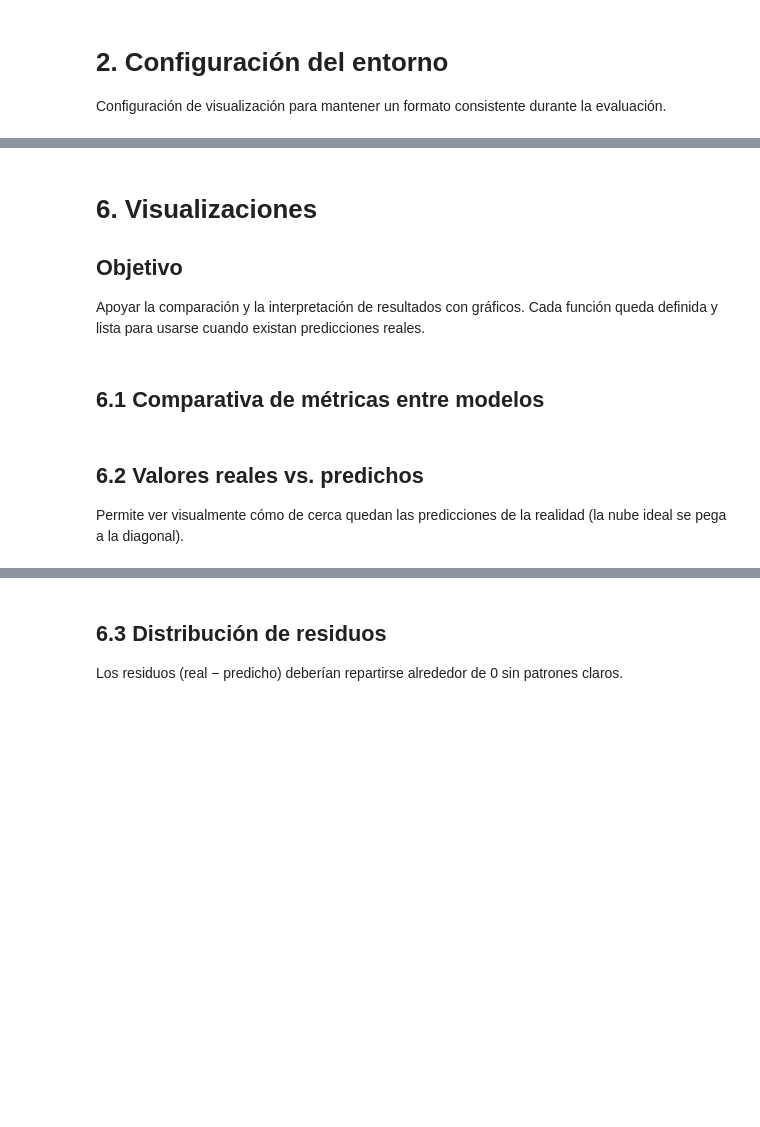
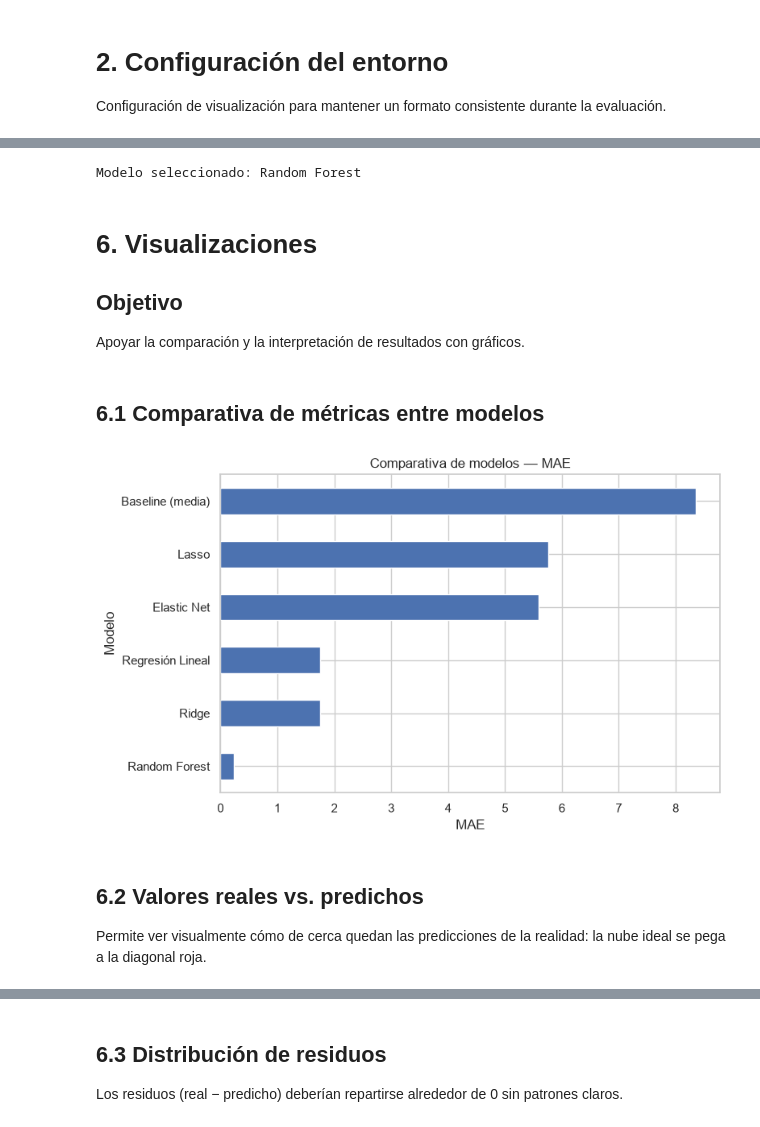
Before and after one commit to Angelica26-DS/proyecto-ml-seguros-mascotas, a Jupyter notebook: src/notebooks/03_evaluation.ipynb, the cells around one changed output, grey strips where cells are left out. Saved outputs shown, nothing was run; the diff lists cells and outputs as text; code cells hidden in the pictures; blank space fills up the shorter version.

Commit message:
feat: evaluación completa - métricas, comparativa, gráficos y modelo final

```diff
--- a/src/notebooks/03_evaluation.ipynb
+++ b/src/notebooks/03_evaluation.ipynb
@@ -36,6 +36,9 @@ np.set_printoptions(suppress=True)
 
 sns.set_theme(style="whitegrid")
 plt.rcParams["figure.figsize"] = (8, 5)
+
+RUTA_DATA = "../data/"
+RUTA_MODELS = "../models/"
 # %% [markdown]
 # 3. Carga de modelos y conjunto de test
 
@@ -75,17 +83,7 @@ Definir funciones reutilizables para calcular las métricas acordadas por el equ
 | **MAPE** | Error porcentual medio | Cuánto nos equivocamos de media, en % |
 # %%
 def calcular_metricas(y_true, y_pred):
-    """Devuelve un diccionario con MAE, RMSE, R2 y MAPE para una predicción.
-
-    Parámetros
-    ----------
-    y_true : array-like  -> valores reales del precio_mensual
-    y_pred : array-like  -> valores predichos por el modelo
-
-    Devuelve
-    --------
-    dict con las cuatro métricas.
-    """
+    """Devuelve un diccionario con MAE, RMSE, R2 y MAPE para una predicción."""
     mae  = mean_absolute_error(y_true, y_pred)
     rmse = np.sqrt(mean_squared_error(y_true, y_pred))
     r2   = r2_score(y_true, y_pred)
@@ -101,7 +99,7 @@ Recoger las métricas de todos los modelos en una única tabla para compararlos
 # %%
 def construir_tabla_comparativa(modelos, X_test, y_test):
-    """Recorre los modelos, calcula sus métricas sobre el test y devuelve
-    un DataFrame comparativo ordenado por MAE (menor es mejor)."""
+    """Calcula las métricas de cada modelo sobre test y devuelve un DataFrame
+    comparativo ordenado por MAE (menor es mejor)."""
     filas = []
     for nombre, modelo in modelos.items():
         y_pred = modelo.predict(X_test)
@@ -109,10 +107,9 @@ def construir_tabla_comparativa(modelos, X_test, y_test):
         met["Modelo"] = nombre
         filas.append(met)
 
-    tabla = (
+    return (
         pd.DataFrame(filas)
         .set_index("Modelo")
         .sort_values("MAE")
-        .round(3)
+        .round(4)
     )
-    return tabla
@@ -129,0 +116,3 @@ tabla_resultados
+# %%
+tabla_resultados = construir_tabla_comparativa(modelos, X_test, y_test)
+tabla_resultados
@@ -130,26 +141,39 @@ tabla_resultados
+# %%
+# Modelo con mejor rendimiento según la tabla
+mejor_modelo_nombre = tabla_resultados.index[0]
+mejor_modelo = modelos[mejor_modelo_nombre]
+
+y_pred_mejor = mejor_modelo.predict(X_test)
+
+print("Modelo seleccionado:", mejor_modelo_nombre)
+# %% [output]
+Modelo seleccionado: Random Forest
 # %% [markdown]
 # 6. Visualizaciones
 
 ## Objetivo
 
-Apoyar la comparación y la interpretación de resultados con gráficos. Cada función queda definida y lista para usarse cuando existan predicciones reales.
+Apoyar la comparación y la interpretación de resultados con gráficos.
 # %% [markdown]
 ## 6.1 Comparativa de métricas entre modelos
 # %%
 def graficar_comparativa_metricas(tabla, metrica="MAE"):
     """Gráfico de barras comparando una métrica entre todos los modelos."""
     orden = tabla[metrica].sort_values(ascending=(metrica != "R2"))
     ax = orden.plot(kind="barh")
     ax.set_title(f"Comparativa de modelos — {metrica}")
     ax.set_xlabel(metrica)
     plt.tight_layout()
     plt.show()
 
-# graficar_comparativa_metricas(tabla_resultados, "MAE")
+
+graficar_comparativa_metricas(tabla_resultados, "MAE")
+# %% [output]
+[figure, added]
 # %% [markdown]
 ## 6.2 Valores reales vs. predichos
 
-Permite ver visualmente cómo de cerca quedan las predicciones de la realidad (la nube ideal se pega a la diagonal).
+Permite ver visualmente cómo de cerca quedan las predicciones de la realidad: la nube ideal se pega a la diagonal roja.
 # %%
 def graficar_real_vs_predicho(y_true, y_pred, titulo="Real vs. Predicho"):
     plt.scatter(y_true, y_pred, alpha=0.3)
```
Also changed, not shown: parts of 20 cells of this notebook.
